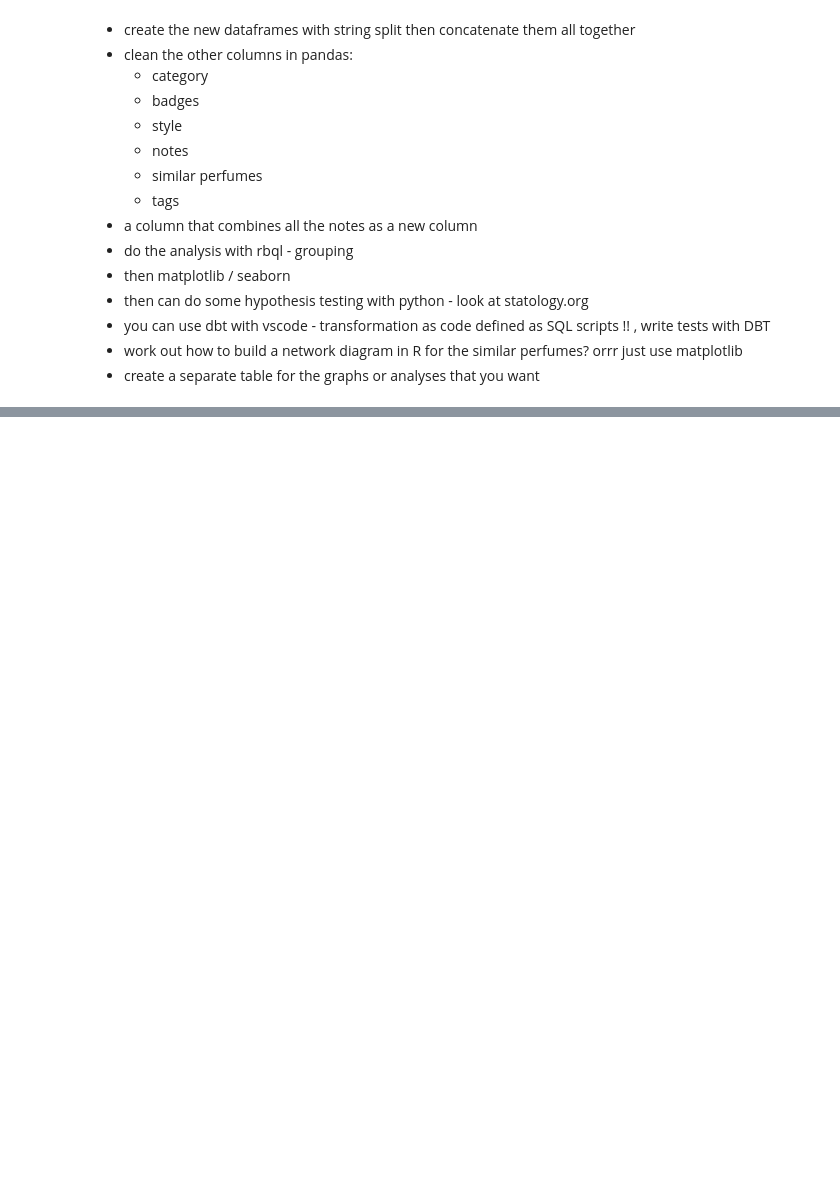
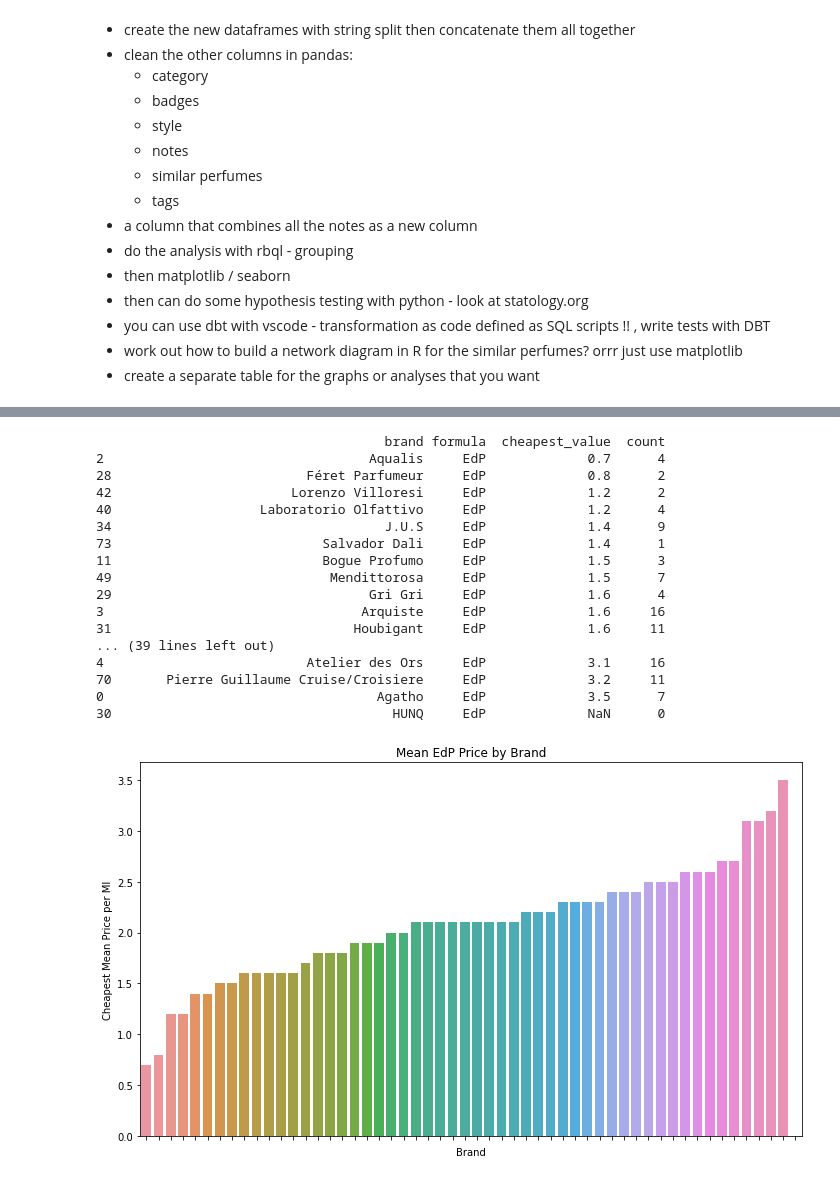
Before and after one commit to emm-sam/Perfume-Analytics, a Jupyter notebook: data_cleaning.ipynb, the cells around one changed output, grey strips where cells are left out. Saved outputs shown, nothing was run; the diff lists cells and outputs as text; code cells hidden in the pictures; blank space fills up the shorter version.

```diff
--- a/data_cleaning.ipynb
+++ b/data_cleaning.ipynb
@@ -204,0 +352,30 @@ df_prices
+# %%
+print(edp)
+plt.figure(figsize=(10, 6))
+sns.barplot(data=edp, x='brand', y='cheapest_value')
+plt.xlabel('Brand')
+plt.ylabel('Cheapest Mean Price per Ml')
+plt.title('Mean EdP Price by Brand')
+plt.xticks(rotation=45)
+plt.gca().set_xticklabels([])
+plt.tight_layout()
+plt.show()
+# %% [output]
+                                     brand formula  cheapest_value  count
+2                                  Aqualis     EdP             0.7      4
+28                         Féret Parfumeur     EdP             0.8      2
+42                       Lorenzo Villoresi     EdP             1.2      2
+40                   Laboratorio Olfattivo     EdP             1.2      4
+34                                   J.U.S     EdP             1.4      9
+73                           Salvador Dali     EdP             1.4      1
+11                           Bogue Profumo     EdP             1.5      3
+49                            Mendittorosa     EdP             1.5      7
+29                                 Gri Gri     EdP             1.6      4
+3                                 Arquiste     EdP             1.6     16
+31                               Houbigant     EdP             1.6     11
+... (39 lines left out)
+4                          Atelier des Ors     EdP             3.1     16
+70       Pierre Guillaume Cruise/Croisiere     EdP             3.2     11
+0                                   Agatho     EdP             3.5      7
+30                                    HUNQ     EdP             NaN      0
+[figure, added]
```
Also changed, not shown: parts of 9 cells of this notebook.
